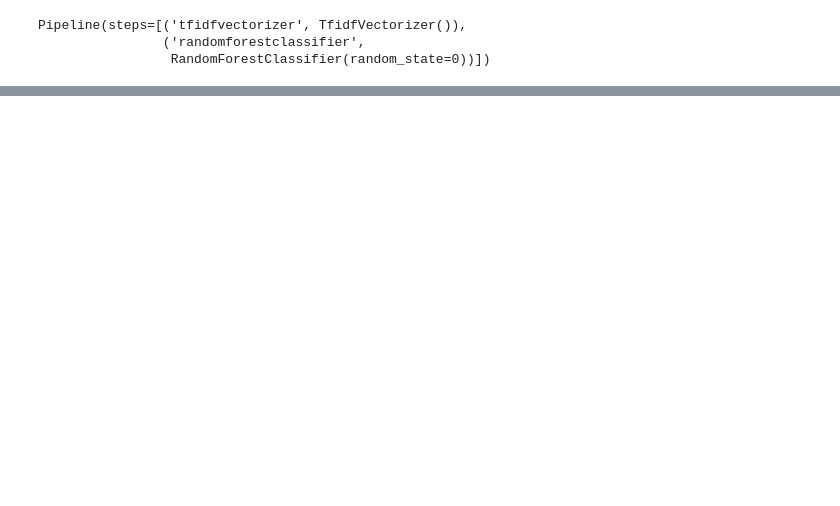
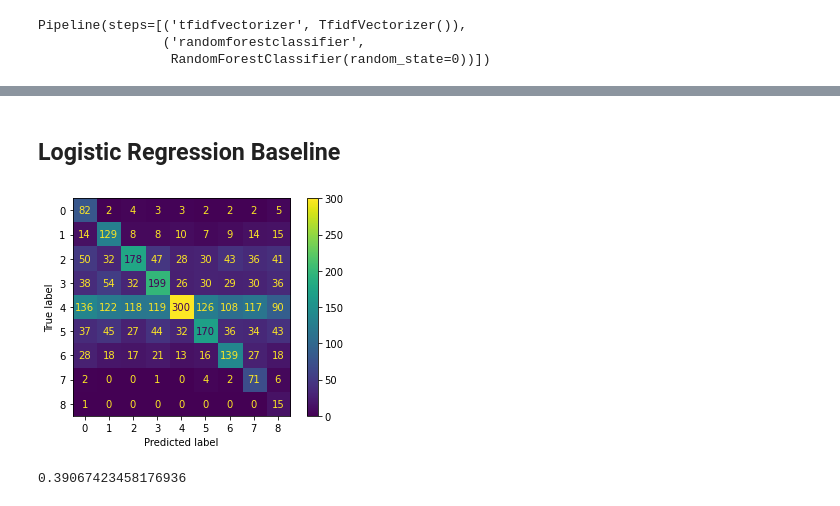
Before and after one commit to KamWithK/VirtualInternshipAnalysis, a Jupyter notebook: notebooks/tfidf.ipynb, the cells around one changed output, grey strips where cells are left out. Saved outputs shown, nothing was run; the diff lists cells and outputs as text; code cells hidden in the pictures; blank space fills up the shorter version.

```diff
--- a/notebooks/tfidf.ipynb
+++ b/notebooks/tfidf.ipynb
@@ -27,0 +48,3 @@ _, x_test, _, y_test = train_test_split(df["content"], df["OutcomeScore"], train
+# %%
+baseline_clf = make_pipeline(TfidfVectorizer(), LogisticRegression(random_state=0, max_iter=500))
+baseline_clf.fit(x_train, y_train)
@@ -37,2 +73,0 @@ Pipeline(steps=[('tfidfvectorizer', TfidfVectorizer()),
-# %%
-predictions = text_clf.predict(x_test)
@@ -64,0 +86,19 @@ plot_confusion_matrix(text_clf, x_test, y_test);
+# %%
+def evaluate_model(model_pipeline):
+    predictions = model_pipeline.predict(x_test)
+    f1 = f1_score(y_test, predictions, average="weighted")
+    report = classification_report(y_test, predictions)
+
+    plot_confusion_matrix(model_pipeline, x_test, y_test);
+
+    return f1, report
+# %% [markdown]
+## Logistic Regression Baseline
+# %%
+f1, report = evaluate_model(baseline_clf)
+# %% [output]
+[figure, added]
+# %%
+f1
+# %% [output]
+0.39067423458176936
```
Also changed, not shown: parts of 34 cells of this notebook.
